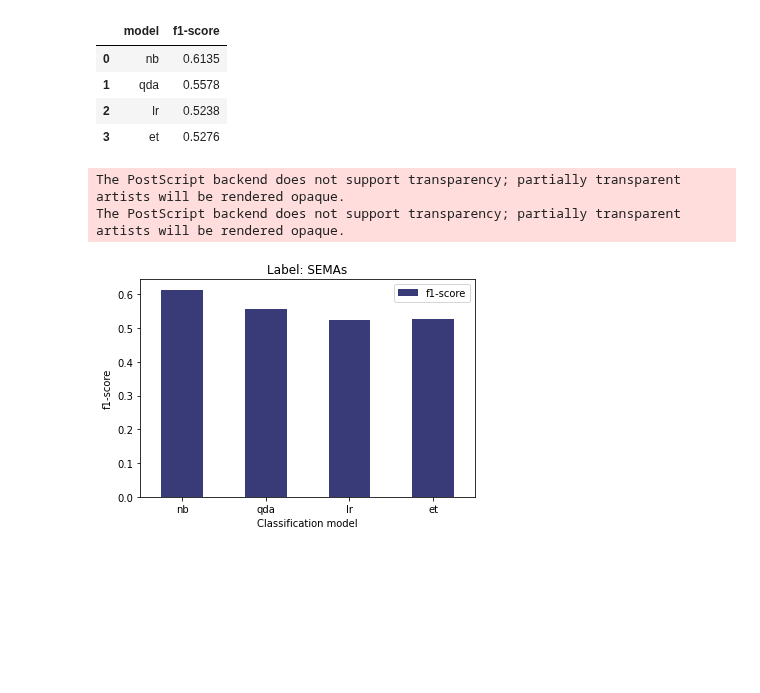
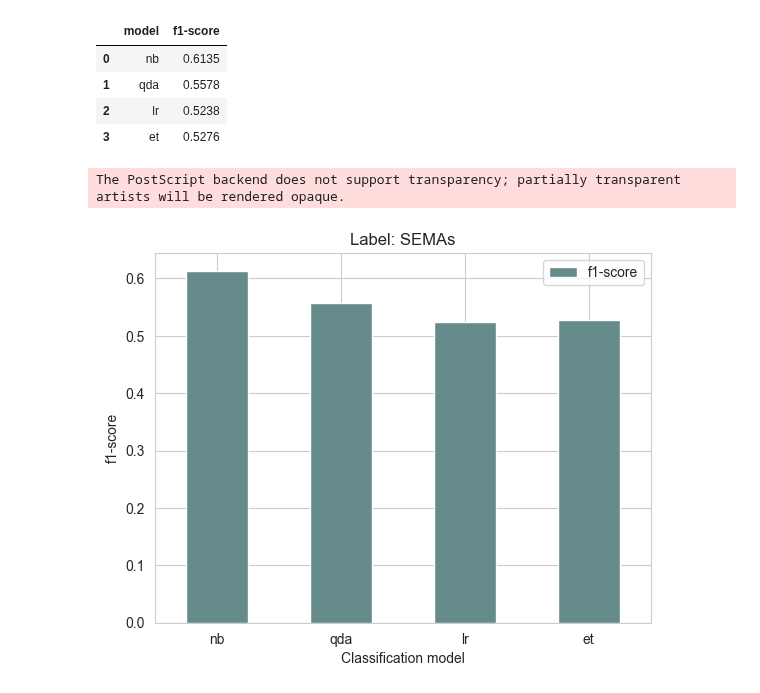
Before and after one commit to kcristinaa/RAIS-miniproject, a Jupyter notebook: notebooks_correlations_and_visualizations/barplots_models_results.ipynb, the cells around one changed output. Cells and saved outputs as stored; diff of their text form; code cells hidden in the pictures; blank space fills up the shorter version.

Commit message:
trying-diff-palettes

```diff
--- a/notebooks_correlations_and_visualizations/barplots_models_results.ipynb
+++ b/notebooks_correlations_and_visualizations/barplots_models_results.ipynb
@@ -5,9 +5,13 @@ import numpy as np
 import seaborn as sns
 import cycler
 # %%
-n = 100
-color = plt.cm.viridis(np.linspace(0, 1,n))
-plt.rcParams['axes.prop_cycle'] = cycler.cycler('color', color)
+#n = 100
+#color = plt.cm.viridis(np.linspace(0, 1,n))
+#plt.rcParams['axes.prop_cycle'] = cycler.cycler('color', color)
+# %%
+my_colors = ['#668B8B', '#CDAF95', '#CDB5CD', '#CAE1FF']
+sns.set_style("whitegrid")
+sns.set_palette(my_colors )
 # %%
 model = ['nb', 'qda', 'lr', 'et']
 f1 = [0.6135, 0.5578, 0.5238, 0.5276]
@@ -21,17 +25,16 @@ df
 | 2 | lr | 0.5238 |
 | 3 | et | 0.5276 |
 # %%
-ax = df.plot.bar(x='model', y='f1-score', rot=0, colormap='tab20b')
+ax = df.plot.bar(x='model', y='f1-score', rot=0)
 plt.xlabel('Classification model')
 plt.ylabel('f1-score')
 plt.title('Label: SEMAs')
 plt.savefig("visualizations/sema_f1.png",bbox_inches='tight')
 plt.savefig("visualizations/sema_f1.eps",bbox_inches='tight')
 plt.show()
 # %% [output]
 The PostScript backend does not support transparency; partially transparent artists will be rendered opaque.
-The PostScript backend does not support transparency; partially transparent artists will be rendered opaque.
-[figure, old version]
+[figure, new version]
 # %%
 plotdata = pd.DataFrame({
     "lightgbm":[0.6586, 0.6219, 0, 0.6418, 0.5146],
```
Also changed, not shown: parts of 4 cells of this notebook, 17 other files.
